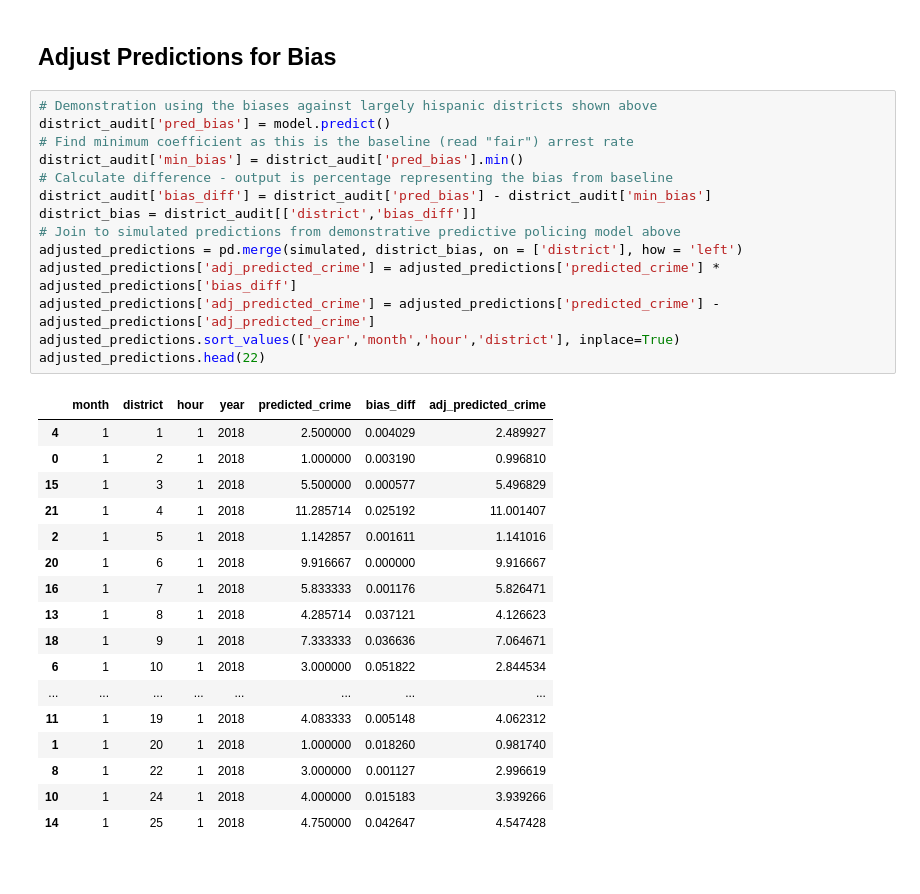
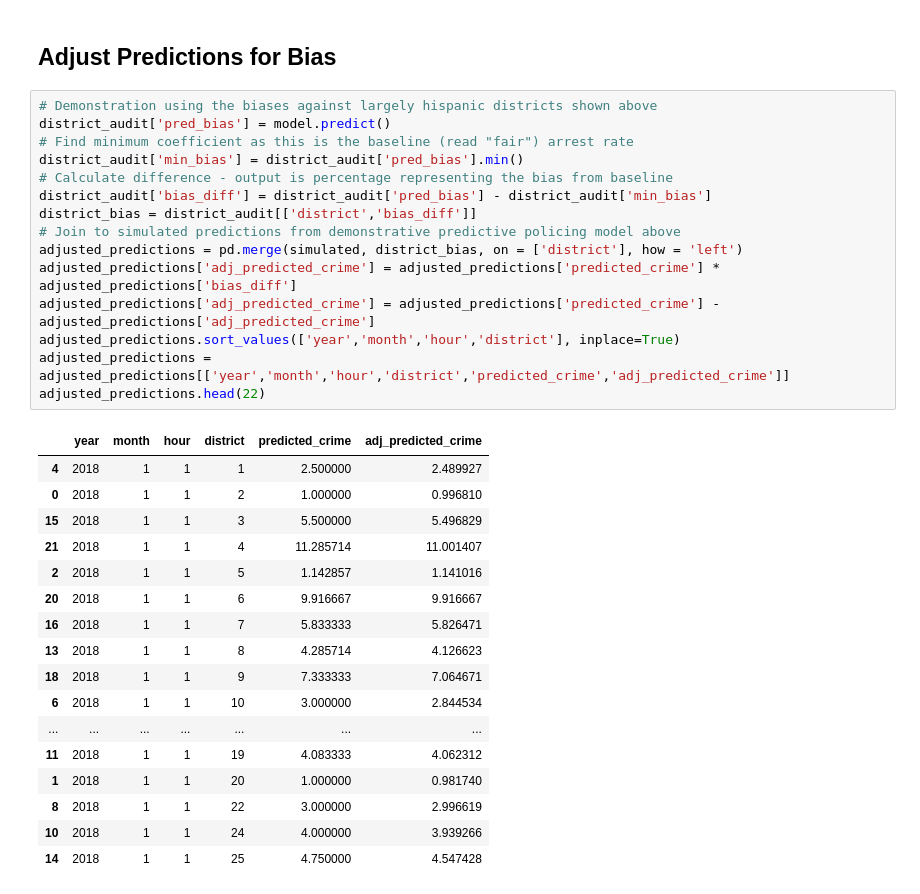
Before and after one commit to ChrisMcPherson/mids-w231-predictive-policing, a Jupyter notebook: predictive_policing_auditor.ipynb, the cells around one changed output. Saved outputs shown, nothing was run; the diff lists cells and outputs as text.

```diff
--- a/predictive_policing_auditor.ipynb
+++ b/predictive_policing_auditor.ipynb
@@ -259,32 +259,33 @@ dtype: float64
 # %%
 # Demonstration using the biases against largely hispanic districts shown above
 district_audit['pred_bias'] = model.predict()
 # Find minimum coefficient as this is the baseline (read "fair") arrest rate
 district_audit['min_bias'] = district_audit['pred_bias'].min()
 # Calculate difference - output is percentage representing the bias from baseline
 district_audit['bias_diff'] = district_audit['pred_bias'] - district_audit['min_bias']
 district_bias = district_audit[['district','bias_diff']]
 # Join to simulated predictions from demonstrative predictive policing model above
 adjusted_predictions = pd.merge(simulated, district_bias, on = ['district'], how = 'left')
 adjusted_predictions['adj_predicted_crime'] = adjusted_predictions['predicted_crime'] * adjusted_predictions['bias_diff']
 adjusted_predictions['adj_predicted_crime'] = adjusted_predictions['predicted_crime'] - adjusted_predictions['adj_predicted_crime']
 adjusted_predictions.sort_values(['year','month','hour','district'], inplace=True)
+adjusted_predictions = adjusted_predictions[['year','month','hour','district','predicted_crime','adj_predicted_crime']]
 adjusted_predictions.head(22)
 # %% [output]
-|  | month | district | hour | year | predicted_crime | bias_diff | adj_predicted_crime |
-| 4 | 1 | 1 | 1 | 2018 | 2.500000 | 0.004029 | 2.489927 |
-| 0 | 1 | 2 | 1 | 2018 | 1.000000 | 0.003190 | 0.996810 |
-| 15 | 1 | 3 | 1 | 2018 | 5.500000 | 0.000577 | 5.496829 |
-| 21 | 1 | 4 | 1 | 2018 | 11.285714 | 0.025192 | 11.001407 |
-| 2 | 1 | 5 | 1 | 2018 | 1.142857 | 0.001611 | 1.141016 |
-| 20 | 1 | 6 | 1 | 2018 | 9.916667 | 0.000000 | 9.916667 |
-| 16 | 1 | 7 | 1 | 2018 | 5.833333 | 0.001176 | 5.826471 |
-| 13 | 1 | 8 | 1 | 2018 | 4.285714 | 0.037121 | 4.126623 |
-| 18 | 1 | 9 | 1 | 2018 | 7.333333 | 0.036636 | 7.064671 |
-| 6 | 1 | 10 | 1 | 2018 | 3.000000 | 0.051822 | 2.844534 |
-| ... | ... | ... | ... | ... | ... | ... | ... |
-| 11 | 1 | 19 | 1 | 2018 | 4.083333 | 0.005148 | 4.062312 |
-| 1 | 1 | 20 | 1 | 2018 | 1.000000 | 0.018260 | 0.981740 |
-| 8 | 1 | 22 | 1 | 2018 | 3.000000 | 0.001127 | 2.996619 |
-| 10 | 1 | 24 | 1 | 2018 | 4.000000 | 0.015183 | 3.939266 |
-| 14 | 1 | 25 | 1 | 2018 | 4.750000 | 0.042647 | 4.547428 |
+|  | year | month | hour | district | predicted_crime | adj_predicted_crime |
+| 4 | 2018 | 1 | 1 | 1 | 2.500000 | 2.489927 |
+| 0 | 2018 | 1 | 1 | 2 | 1.000000 | 0.996810 |
+| 15 | 2018 | 1 | 1 | 3 | 5.500000 | 5.496829 |
+| 21 | 2018 | 1 | 1 | 4 | 11.285714 | 11.001407 |
+| 2 | 2018 | 1 | 1 | 5 | 1.142857 | 1.141016 |
+| 20 | 2018 | 1 | 1 | 6 | 9.916667 | 9.916667 |
+| 16 | 2018 | 1 | 1 | 7 | 5.833333 | 5.826471 |
+| 13 | 2018 | 1 | 1 | 8 | 4.285714 | 4.126623 |
+| 18 | 2018 | 1 | 1 | 9 | 7.333333 | 7.064671 |
+| 6 | 2018 | 1 | 1 | 10 | 3.000000 | 2.844534 |
+| ... | ... | ... | ... | ... | ... | ... |
+| 11 | 2018 | 1 | 1 | 19 | 4.083333 | 4.062312 |
+| 1 | 2018 | 1 | 1 | 20 | 1.000000 | 0.981740 |
+| 8 | 2018 | 1 | 1 | 22 | 3.000000 | 2.996619 |
+| 10 | 2018 | 1 | 1 | 24 | 4.000000 | 3.939266 |
+| 14 | 2018 | 1 | 1 | 25 | 4.750000 | 4.547428 |
```
